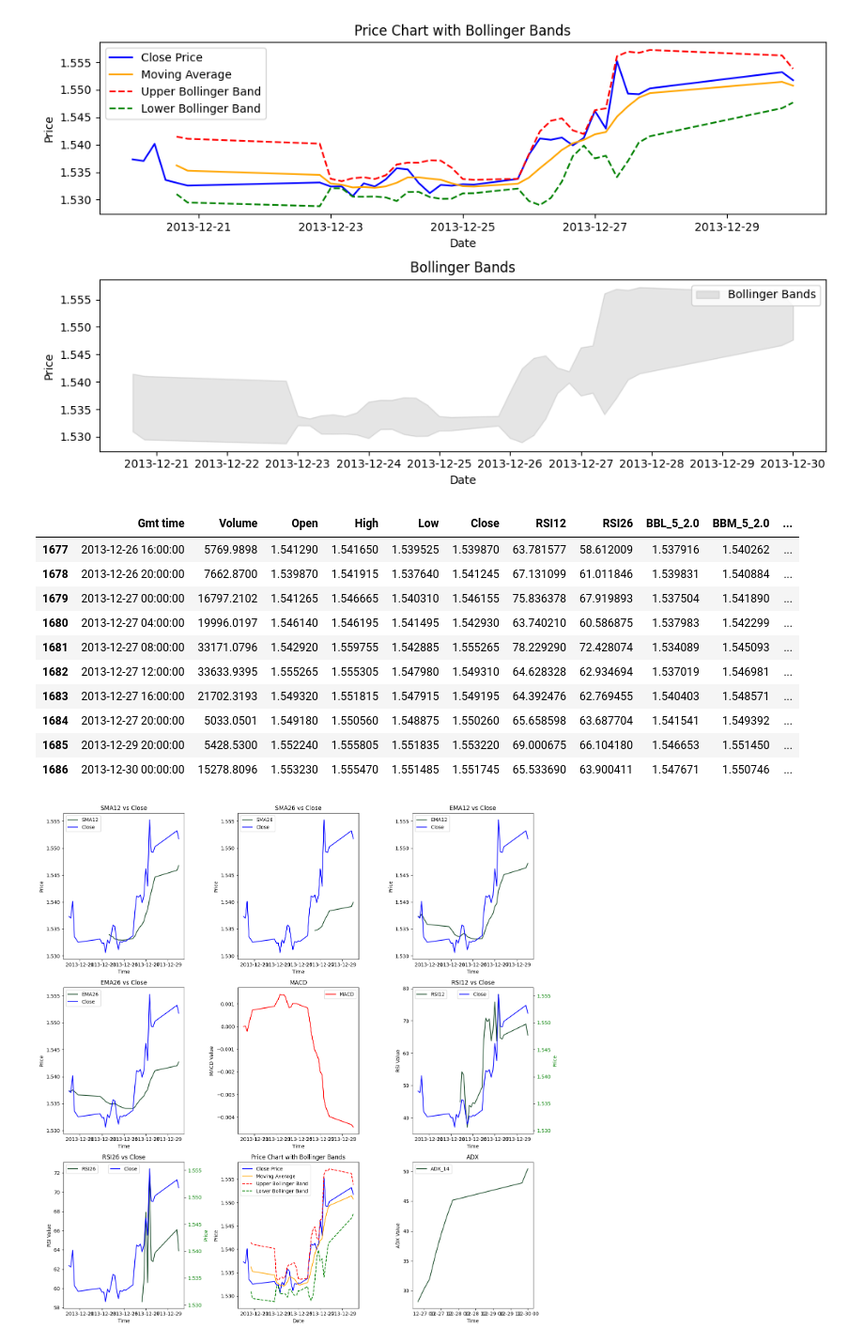
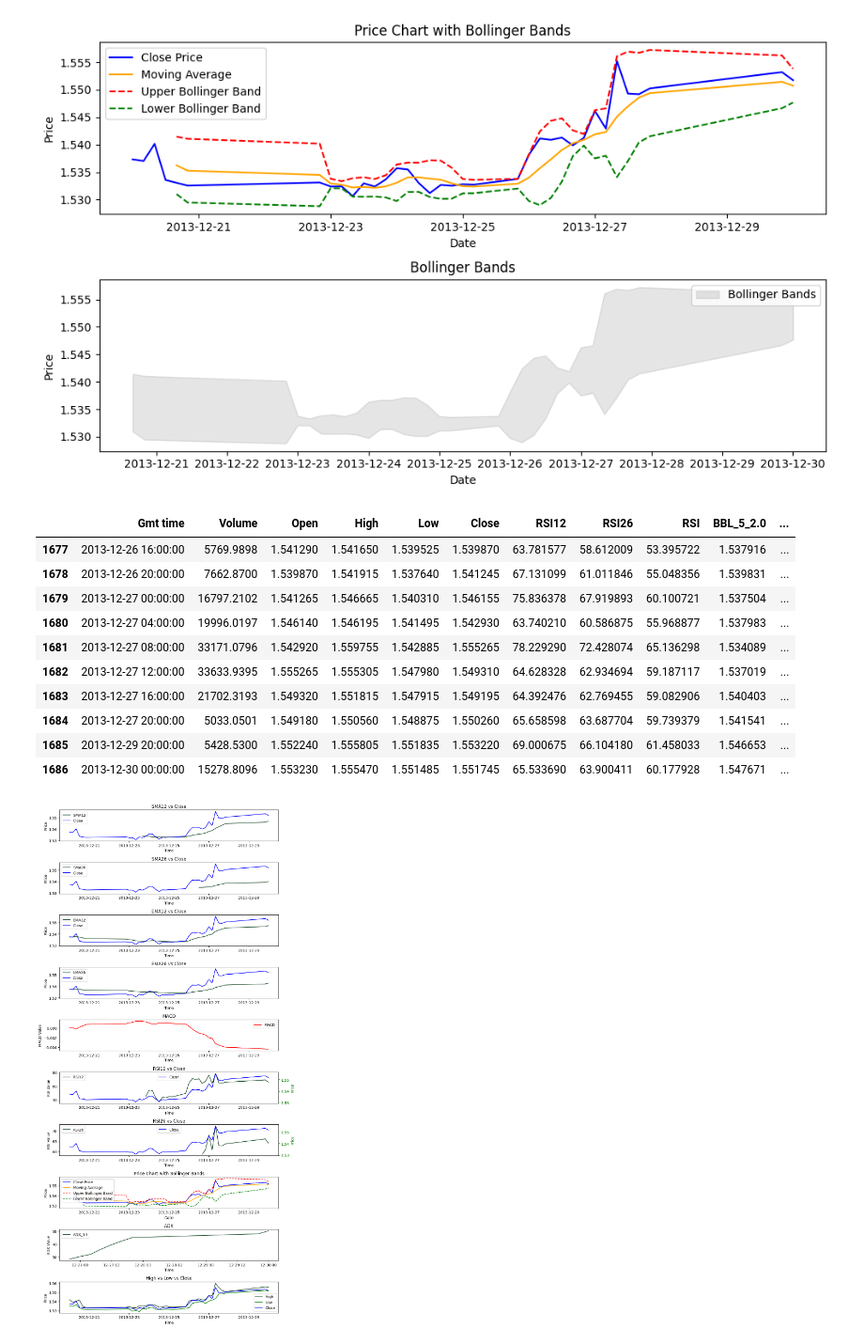
Before and after one commit to gplinkage/Data-Science-ML-AI, a Jupyter notebook: Projects/BDS35_27SEP_Stock_Projecct.ipynb, the cells around one changed output. Shown at 94% size. Saved outputs shown, nothing was run; the diff lists cells and outputs as text; code cells hidden in the pictures.

```diff
--- a/Projects/BDS35_27SEP_Stock_Projecct.ipynb
+++ b/Projects/BDS35_27SEP_Stock_Projecct.ipynb
@@ -335,3 +335,6 @@ See the caveats in the documentation: https://pandas.pydata.org/pandas-docs/stab
 | 1684 | 2013-12-27 20:00:00 | 5033.0501 | 1.549180 | 1.550560 | 1.548875 | 1.550260 | 65.658598 | 63.687704 |
 | 1685 | 2013-12-29 20:00:00 | 5428.5300 | 1.552240 | 1.555805 | 1.551835 | 1.553220 | 69.000675 | 66.104180 |
 | 1686 | 2013-12-30 00:00:00 | 15278.8096 | 1.553230 | 1.555470 | 1.551485 | 1.551745 | 65.533690 | 63.900411 |
+# %%
+filtered_df = calculate_rsi(filtered_df)
+filtered_df
@@ -400,17 +455,17 @@ plt.show()
 # %%
 filtered_df.tail(10)
 # %% [output]
-|  | Gmt time | Volume | Open | High | Low | Close | RSI12 | RSI26 | BBL_5_2.0 | BBM_5_2.0 | ... |
-| 1677 | 2013-12-26 16:00:00 | 5769.9898 | 1.541290 | 1.541650 | 1.539525 | 1.539870 | 63.781577 | 58.612009 | 1.537916 | 1.540262 | ... |
-| 1678 | 2013-12-26 20:00:00 | 7662.8700 | 1.539870 | 1.541915 | 1.537640 | 1.541245 | 67.131099 | 61.011846 | 1.539831 | 1.540884 | ... |
-| 1679 | 2013-12-27 00:00:00 | 16797.2102 | 1.541265 | 1.546665 | 1.540310 | 1.546155 | 75.836378 | 67.919893 | 1.537504 | 1.541890 | ... |
-| 1680 | 2013-12-27 04:00:00 | 19996.0197 | 1.546140 | 1.546195 | 1.541495 | 1.542930 | 63.740210 | 60.586875 | 1.537983 | 1.542299 | ... |
-| 1681 | 2013-12-27 08:00:00 | 33171.0796 | 1.542920 | 1.559755 | 1.542885 | 1.555265 | 78.229290 | 72.428074 | 1.534089 | 1.545093 | ... |
-| 1682 | 2013-12-27 12:00:00 | 33633.9395 | 1.555265 | 1.555305 | 1.547980 | 1.549310 | 64.628328 | 62.934694 | 1.537019 | 1.546981 | ... |
-| 1683 | 2013-12-27 16:00:00 | 21702.3193 | 1.549320 | 1.551815 | 1.547915 | 1.549195 | 64.392476 | 62.769455 | 1.540403 | 1.548571 | ... |
-| 1684 | 2013-12-27 20:00:00 | 5033.0501 | 1.549180 | 1.550560 | 1.548875 | 1.550260 | 65.658598 | 63.687704 | 1.541541 | 1.549392 | ... |
-| 1685 | 2013-12-29 20:00:00 | 5428.5300 | 1.552240 | 1.555805 | 1.551835 | 1.553220 | 69.000675 | 66.104180 | 1.546653 | 1.551450 | ... |
-| 1686 | 2013-12-30 00:00:00 | 15278.8096 | 1.553230 | 1.555470 | 1.551485 | 1.551745 | 65.533690 | 63.900411 | 1.547671 | 1.550746 | ... |
+|  | Gmt time | Volume | Open | High | Low | Close | RSI12 | RSI26 | RSI | BBL_5_2.0 | ... |
+| 1677 | 2013-12-26 16:00:00 | 5769.9898 | 1.541290 | 1.541650 | 1.539525 | 1.539870 | 63.781577 | 58.612009 | 53.395722 | 1.537916 | ... |
+| 1678 | 2013-12-26 20:00:00 | 7662.8700 | 1.539870 | 1.541915 | 1.537640 | 1.541245 | 67.131099 | 61.011846 | 55.048356 | 1.539831 | ... |
+| 1679 | 2013-12-27 00:00:00 | 16797.2102 | 1.541265 | 1.546665 | 1.540310 | 1.546155 | 75.836378 | 67.919893 | 60.100721 | 1.537504 | ... |
+| 1680 | 2013-12-27 04:00:00 | 19996.0197 | 1.546140 | 1.546195 | 1.541495 | 1.542930 | 63.740210 | 60.586875 | 55.968877 | 1.537983 | ... |
+| 1681 | 2013-12-27 08:00:00 | 33171.0796 | 1.542920 | 1.559755 | 1.542885 | 1.555265 | 78.229290 | 72.428074 | 65.136298 | 1.534089 | ... |
+| 1682 | 2013-12-27 12:00:00 | 33633.9395 | 1.555265 | 1.555305 | 1.547980 | 1.549310 | 64.628328 | 62.934694 | 59.187117 | 1.537019 | ... |
+| 1683 | 2013-12-27 16:00:00 | 21702.3193 | 1.549320 | 1.551815 | 1.547915 | 1.549195 | 64.392476 | 62.769455 | 59.082906 | 1.540403 | ... |
+| 1684 | 2013-12-27 20:00:00 | 5033.0501 | 1.549180 | 1.550560 | 1.548875 | 1.550260 | 65.658598 | 63.687704 | 59.739379 | 1.541541 | ... |
+| 1685 | 2013-12-29 20:00:00 | 5428.5300 | 1.552240 | 1.555805 | 1.551835 | 1.553220 | 69.000675 | 66.104180 | 61.458033 | 1.546653 | ... |
+| 1686 | 2013-12-30 00:00:00 | 15278.8096 | 1.553230 | 1.555470 | 1.551485 | 1.551745 | 65.533690 | 63.900411 | 60.177928 | 1.547671 | ... |
 # %%
 
 sma_12 = filtered_df['Close'].rolling(window=12).mean()
@@ -421,11 +476,11 @@ macd = ema_26-ema_12
 result_ta = ta.adx(filtered_df['High'],filtered_df['Low'], filtered_df['Close'], timeperiod=14)
 df2 = filtered_df.join(result_ta)
 # %%
-plt.figure(figsize=(15, 15))
+plt.figure(figsize=(10, 20))
 
 # Subplots for SMAs and EMAs vs Close
 for i, (label, values) in enumerate([('SMA12', sma_12), ('SMA26', sma_26), ('EMA12', ema_12), ('EMA26', ema_26)], start=1):
-    plt.subplot(3, 3, i)
+    plt.subplot(10, 1, i)
     plt.plot(filtered_df['Gmt time'], values, color='#164826', label=label)
     plt.plot(filtered_df['Gmt time'], filtered_df['Close'], color='blue', label='Close')
     plt.xlabel('Time')
@@ -434,7 +489,7 @@ for i, (label, values) in enumerate([('SMA12', sma_12), ('SMA26', sma_26), ('EMA
     plt.legend()
 
 # Subplot for MACD
-plt.subplot(3, 3, 5)
+plt.subplot(10, 1, 5)
 plt.plot(filtered_df['Gmt time'], macd, color='red', label='MACD')
 plt.xlabel('Time')
 plt.ylabel('MACD Value')
@@ -443,12 +498,12 @@ plt.legend()
 
 # Subplots for RSI 12 and RSI 26 vs Close
 for i, label in enumerate(['RSI12', 'RSI26'], start=6):
-    plt.subplot(3, 3, i)
+    plt.subplot(10, 1, i)
     plt.plot(filtered_df['Gmt time'], filtered_df[label], color='#164826', label=label)
     plt.xlabel('Time')
     plt.ylabel('RSI Value')
     plt.title(f'{label} vs Close')
-    plt.legend(loc='upper left')
+    plt.legend(loc= 'upper left')
 
     # Create a secondary y-axis for Close prices
     ax2 = plt.gca().twinx()
@@ -458,7 +513,7 @@ for i, label in enumerate(['RSI12', 'RSI26'], start=6):
     plt.legend(loc='upper center')
 
 # Subplot for Bollinger Bands vs Close
-plt.subplot(3, 3, 8)
+plt.subplot(10, 1, 8)
 plt.plot(filtered_df['Gmt time'], filtered_df['Close'], label='Close Price', color='blue')
 plt.plot(filtered_df['Gmt time'], filtered_df['BBM_5_2.0'], label='Moving Average', color='orange')
 plt.plot(filtered_df['Gmt time'], filtered_df['BBU_5_2.0'], label='Upper Bollinger Band', color='red', linestyle='--')
@@ -469,7 +524,7 @@ plt.ylabel('Price')
 plt.legend()
 
 # Subplot for ADX
-plt.subplot(3, 3, 9)
+plt.subplot(10, 1, 9)
 plt.plot(df2['Gmt time'], df2['ADX_14'], color='#164826', label='ADX_14')
 plt.xlabel('Time')
 plt.ylabel('ADX Value')
@@ -477,13 +532,17 @@ plt.title('ADX')
 plt.legend()
 
 # Subplot for Close vs High vs Low
-# If you want to use the same subplot as in the original code, you can modify it like this:
-# plt.subplot(3, 3, 9)
-# If you want to create a new subplot, you can adjust the index accordingly.
+plt.subplot(10, 1, 10)
+plt.plot(filtered_df['Gmt time'], filtered_df['High'], color='#164826', label='High')
+plt.plot(filtered_df['Gmt time'], filtered_df['Low'], color='green', label='Low')
+plt.plot(filtered_df['Gmt time'], filtered_df['Close'], color='blue', label='Close')
+plt.xlabel('Time')
+plt.ylabel('Price')
+plt.title('High vs Low vs Close')
+plt.legend()
 
 plt.tight_layout()
 plt.show()
-
 
 # plt.figure(figsize=(10, 20))
 
@@ -569,31 +628,31 @@ plt.show()
 # plt.plot(filtered_df['Gmt time'], filtered_df['Close'], label='Close Price', color='blue')
 # plt.plot(filtered_df['Gmt time'], filtered_df['BBM_5_2.0'], label='Moving Average', color='orange')
 # plt.plot(filtered_df['Gmt time'], filtered_df['BBU_5_2.0'], label='Upper Bollinger Band', color='red', linestyle='--')
 # plt.plot(filtered_df['Gmt time'], filtered_df['BBL_5_2.0'], label='Lower Bollinger Band', color='green', linestyle='--')
 # plt.title('Price Chart with Bollinger Bands')
 # plt.xlabel('Date')
 # plt.ylabel('Price')
 # plt.legend()
 
 # # Subplot 9: ADX
 # plt.subplot(10, 1, 9)
 # plt.plot(df2['Gmt time'], df2['ADX_14'], color='#164826', label='ADX_14')
 # plt.xlabel('Time')
 # plt.ylabel('ADX Value')
 # plt.title('ADX')
 # plt.legend()
 
 # # Subplot 10: Close vs High vs Low
 # plt.subplot(10, 1, 10)
 # plt.plot(filtered_df['Gmt time'], filtered_df['High'], color='#164826', label='High')
 # plt.plot(filtered_df['Gmt time'], filtered_df['Low'], color='green', label='Low')
 # plt.plot(filtered_df['Gmt time'], filtered_df['Close'], color='blue', label='Close')
 # plt.xlabel('Time')
 # plt.ylabel('Price')
 # plt.title('High vs Low vs Close')
 # plt.legend()
 
 # plt.tight_layout()
 # plt.show()
 # %% [output]
-[figure, old version]
+[figure, new version]
```
Also changed, not shown: parts of 4 cells of this notebook.
